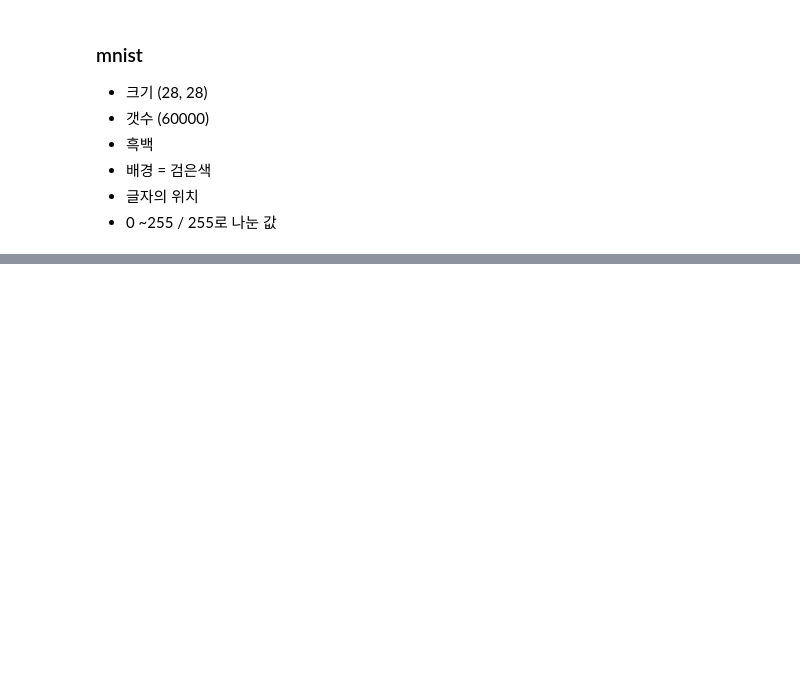
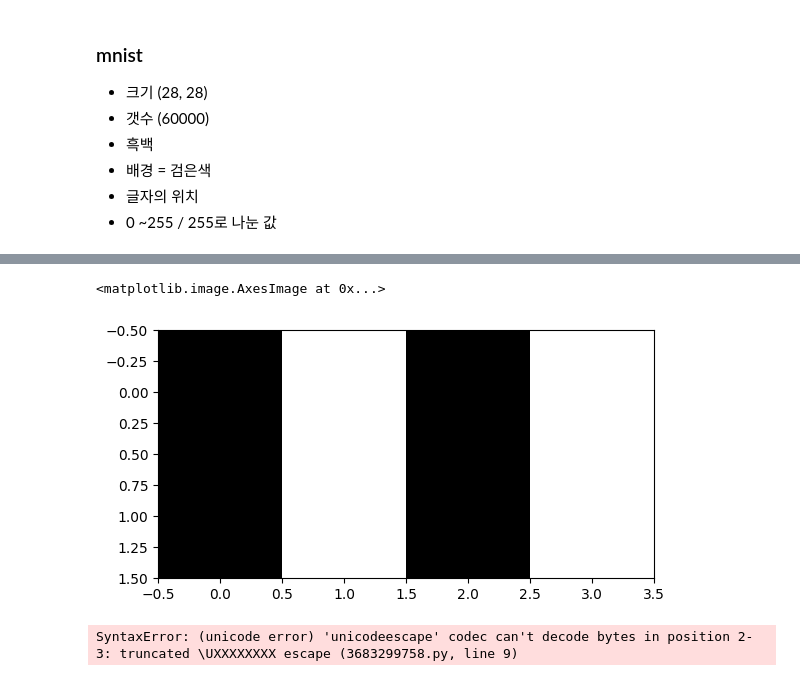
Before and after one commit to dlsco123/deeplearning, a Jupyter notebook: [DL]HandWriting.ipynb, the cells around one changed output, grey strips where cells are left out. Cells and saved outputs as stored; diff of their text form; code cells hidden in the pictures; blank space fills up the shorter version.

```diff
--- a/[DL]HandWriting.ipynb
+++ b/[DL]HandWriting.ipynb
@@ -104,0 +122,9 @@ Epoch 50/50
+# %%
+import matplotlib.pyplot as plt
+a = [[0,255,0,255],
+    [0, 255, 0,255]]
+
+plt.imshow(a, cmap="gray")
+# %% [output]
+<matplotlib.image.AxesImage at 0x...>
+[figure, added]
@@ -104,0 +141,42 @@ Epoch 50/50
+# %%
+from keras.models import load_model  # TensorFlow is required for Keras to work
+from PIL import Image, ImageOps  # Install pillow instead of PIL
+import numpy as np
+
+# Disable scientific notation for clarity
+np.set_printoptions(suppress=True)
+
+# Load the model
+model = load_model("C:\Users\user\Downloads\converted_keras\keras_model.h5", compile=False)
+
+# Load the labels
+# class_names = open("labels.txt", "r").readlines()
+
+# Create the array of the right shape to feed into the keras model
+# The 'length' or number of images you can put into the array is
+# determined by the first position in the shape tuple, in this case 1
+data = np.ndarray(shape=(1, 224, 224, 3), dtype=np.float32) #모델에 들어갈 dataset 미리 준비
+
+# Replace this with the path to your image
+image = Image.open("C:\Users\user\Downloads\pic.png").convert("RGB")
+# resizing the image to be at least 224x224 and then cropping from the center
+size = (224, 224)
+image = ImageOps.fit(image, size, Image.Resampling.LANCZOS)
+# turn the image into a numpy array
+image_array = np.asarray(image)
+# Normalize the image
+normalized_image_array = (image_array.astype(np.float32) / 127.5) - 1 #티처블의 스케일링
+# Load the image into the array
+data[0] = normalized_image_array  #자료셋에 이미지 넣기
+
+# Predicts the model
+prediction = model.predict(data) #예측한 결과는 [0의 위치 확률 or 1의 위치 확률 값]
+index = np.argmax(prediction) # 가장 큰 값을 갖고 있는 위치 값
+# class_name = class_names[index] #label관련
+confidence_score = prediction[0][index]
+
+# Print prediction and confidence score
+print("Class:", class_name[2:], end="")
+print("Confidence Score:", confidence_score)
+# %% [output]
+SyntaxError: (unicode error) 'unicodeescape' codec can't decode bytes in position 2-3: truncated \UXXXXXXXX escape (3683299758.py, line 9)
```
Also changed, not shown: parts of 6 cells of this notebook, 1 other file.
